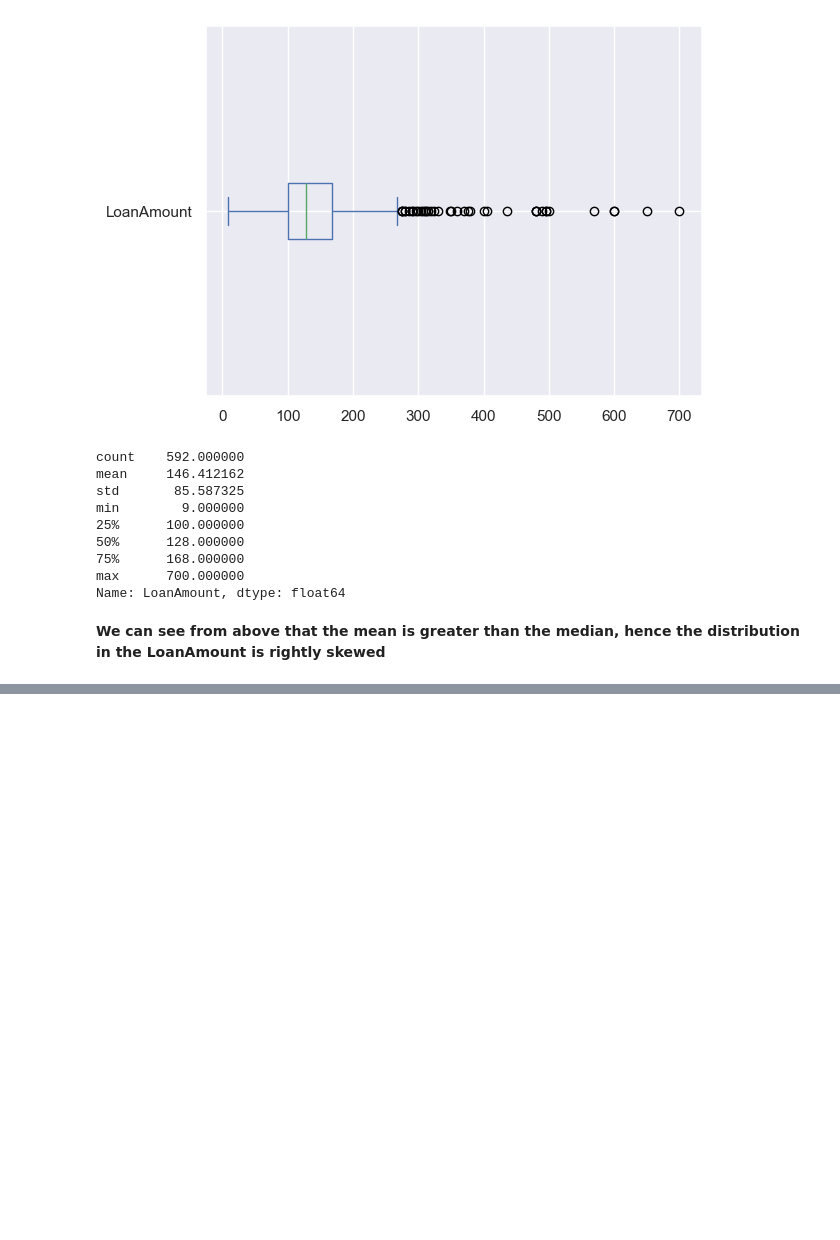
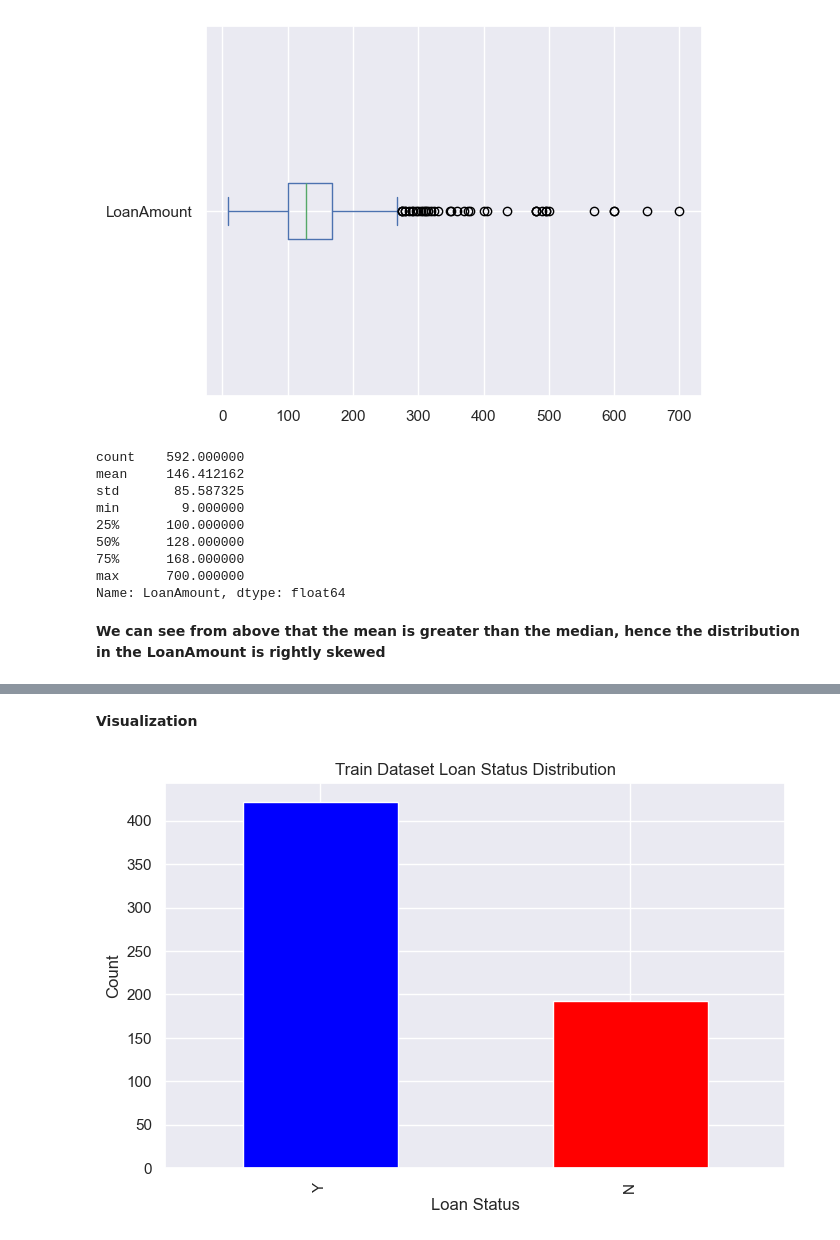
Before and after one commit to techieemike/loan-approval-prediction-system, a Jupyter notebook: notebooks/loan-approval-prediction-system.ipynb, the cells around one changed output, grey strips where cells are left out. Drawn from its saved outputs; the diff is of its cells as text; code cells hidden in the pictures; blank space fills up the shorter version.

Commit message:
updated Loan Approval Prediction System

```diff
--- a/notebooks/loan-approval-prediction-system.ipynb
+++ b/notebooks/loan-approval-prediction-system.ipynb
@@ -313,2 +327,2 @@ Name: LoanAmount, dtype: float64
 # %%
-df_train = clean_data(df_train)
+df_train = preprocessing.clean_data(df_train)
@@ -314,0 +370,6 @@ df_train = clean_data(df_train)
+# %% [markdown]
+**Visualization**
+# %%
+visualization.plot_loan_status_distribution(df_train)
+# %% [output]
+[figure, added]
```
Also changed, not shown: parts of 29 cells of this notebook, 24 other files.
